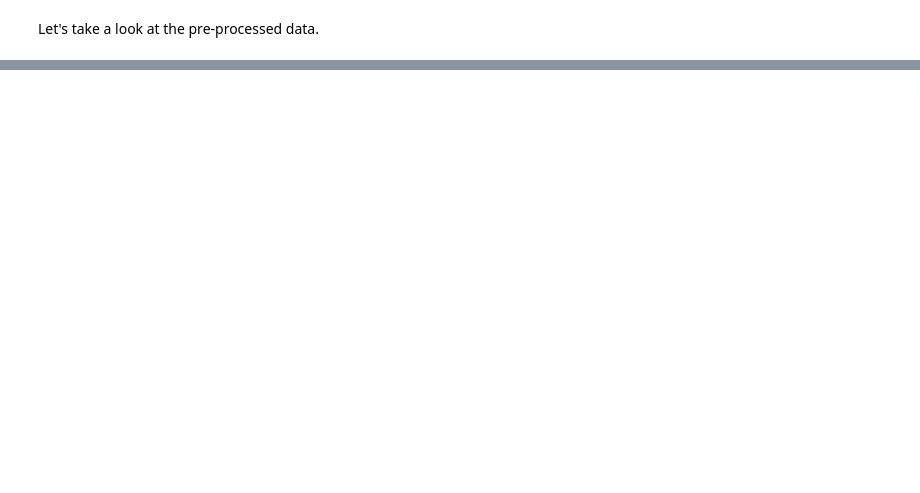
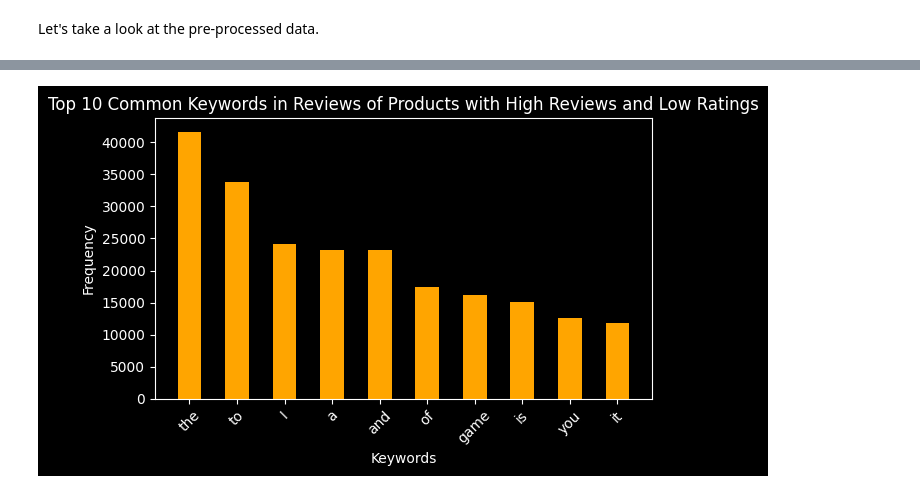
Before and after one commit to AntonisZks/Data-Mining, a Jupyter notebook: Notebooks/data_mining_assignment.ipynb, the cells around one changed output, grey strips where cells are left out. Drawn from its saved outputs; the diff is of its cells as text; code cells hidden in the pictures; blank space fills up the shorter version.

```diff
--- a/Notebooks/data_mining_assignment.ipynb
+++ b/Notebooks/data_mining_assignment.ipynb
@@ -506,0 +622,28 @@ First we will visualise the **distribution of products rating** within each of t
+# %%
+def get_common_keywords(high_reviews_low_ratings_products):
+    """
+    Extracts and counts common keywords from reviews of products with high reviews and low ratings.
+    """
+    common_keywords = {}
+
+    # Iterate through the products with high reviews and low ratings, and count keywords
+    for product in high_reviews_low_ratings_products:
+        reviews = product['reviews']
+        for _, review in reviews:
+            words = review.split()
+            for word in words:
+                if word not in common_keywords:
+                    common_keywords[word] = 0
+                common_keywords[word] += 1
+
+    # Sort the keywords by frequency and return the top common keywords
+    common_keywords = dict(sorted(common_keywords.items(), key=lambda item: item[1], reverse=True))
+
+    return common_keywords
+# %%
+HIGH_REVIEW_THRESHOLD = 1000  # Threshold for high reviews (1000 or more)
+LOW_RATING_THRESHOLD = 2.5  # Threshold for low ratings (2.5 or below)
+
+# Get the products with high reviews and low ratings
+high_reviews_low_ratings_products = get_high_reviews_low_ratings_products(dataframes, categories, HIGH_REVIEW_THRESHOLD, LOW_RATING_THRESHOLD)
+common_keywords = get_common_keywords(high_reviews_low_ratings_products)
@@ -506,0 +665,12 @@ First we will visualise the **distribution of products rating** within each of t
+# %%
+# Plot the top 10 common keywords
+plt.figure(figsize=(6, 4))
+plt.bar(list(common_keywords.keys())[:10], list(common_keywords.values())[:10], color='orange', width=0.5)
+plt.xlabel("Keywords")
+plt.ylabel("Frequency")
+plt.title("Top 10 Common Keywords in Reviews of Products with High Reviews and Low Ratings")
+plt.xticks(rotation=45)
+plt.tight_layout()
+plt.show()
+# %% [output]
+[figure, added]
```
Also changed, not shown: parts of 36 cells of this notebook.
